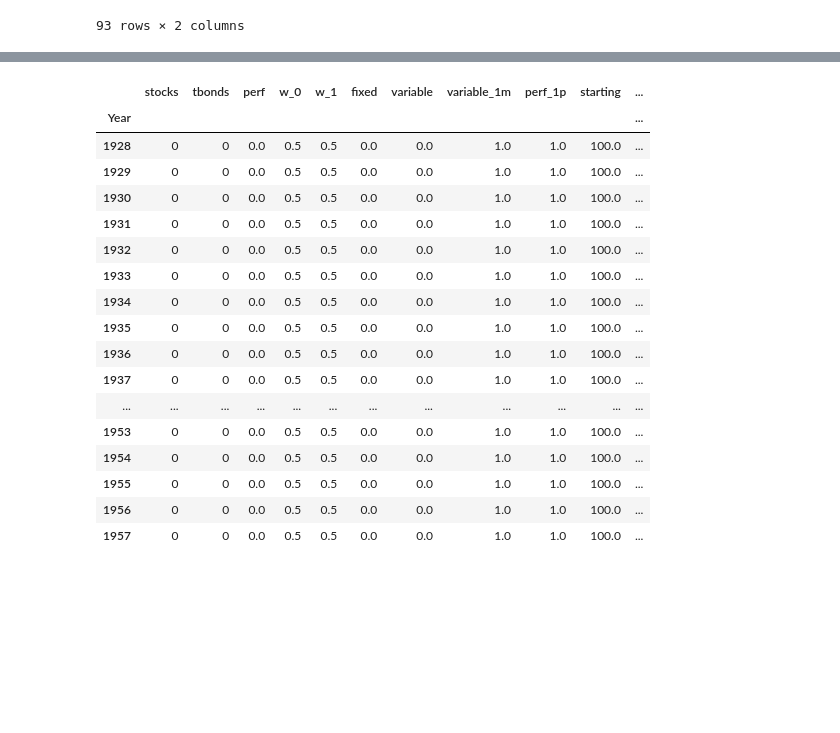
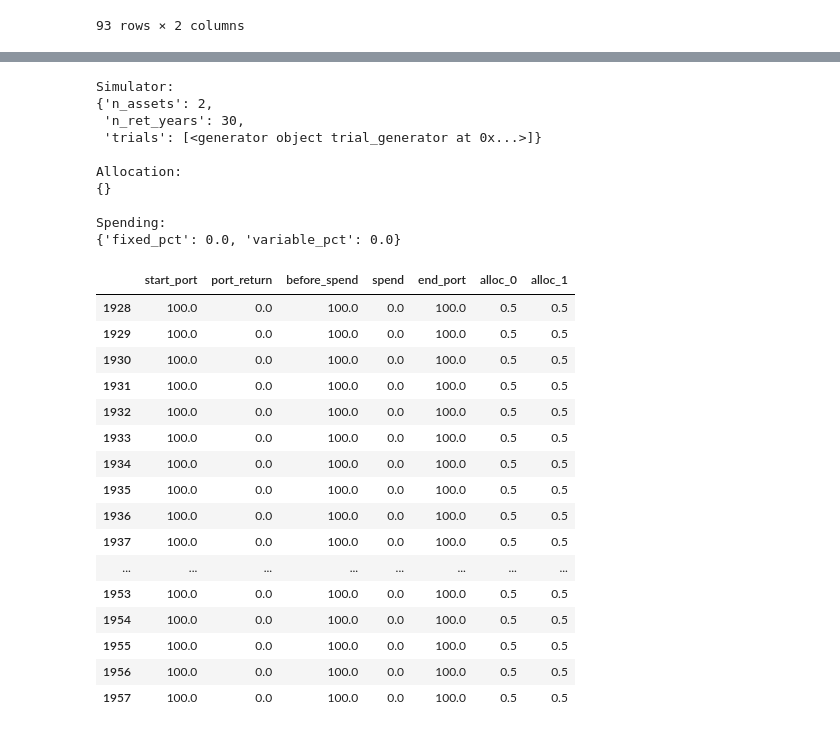
Before and after one commit to druce/swr, a Jupyter notebook: test.ipynb, the cells around one changed output, grey strips where cells are left out. Saved outputs shown, nothing was run; the diff lists cells and outputs as text; code cells hidden in the pictures; blank space fills up the shorter version.

```diff
--- a/test.ipynb
+++ b/test.ipynb
@@ -143,3 +154,11 @@ real_return_df
 | 2019 | 0.282716 | 0.071790 |
 | 2020 | 0.165122 | 0.099152 |
 93 rows × 2 columns
+# %%
+def trial_generator(df, start_year, n_years):
+    """given a dataframe of returns, starting year, number of years, generate schedule of returns"""
+    for t in df.loc[start_year:start_year+n_years-1].itertuples():
+        yield tuple(t)
+
+for t in trial_generator(real_return_df, 1928, 30):
+    print(t)
@@ -146,32 +183,55 @@ real_return_df
 # %%
 # zero returns, zero spending (just check shape)
+
 zero_df = real_return_df.copy()
-zero_df['stocks'] = 0
-zero_df['tbonds'] = 0
+zero_df['stocks'] = 0.0
+zero_df['tbonds'] = 0.0
 
-s = cers.Simulator(zero_df, 30,)
-z = s.simulate_trial(1928, [0.5, 0.5], 0.00, 0.00)
+trials = [trial_generator(zero_df, 1928, 30)]
+
+s = SWRsimulator.SWRsimulator({
+    'simulator': {'n_ret_years': 30,
+                  'n_assets': 2,
+                  'trials': trials},
+    'allocation': {},
+    'spending': {'fixed_pct': 0.0,
+                 'variable_pct': 0.0},
+    'evaluation': {},
+    })
+
+print(s)
+
+z = s.simulate_trial(trial_generator(zero_df, 1928, 30))
+assert len(z) == 30
 assert(z.index[0]) == 1928, "start year == 1928"
 assert(z.index[-1]) == 1957, "end year == 1957"
-assert len(z) == 30, "length == 30"
 
 z
 # %% [output]
+Simulator:
+{'n_assets': 2,
+ 'n_ret_years': 30,
+ 'trials': [<generator object trial_generator at 0x...>]}
+
+Allocation:
+{}
+
+Spending:
+{'fixed_pct': 0.0, 'variable_pct': 0.0}
-|  | stocks | tbonds | perf | w_0 | w_1 | fixed | variable | variable_1m | perf_1p | starting | ... |
-| Year |  |  |  |  |  |  |  |  |  |  | ... |
-| 1928 | 0 | 0 | 0.0 | 0.5 | 0.5 | 0.0 | 0.0 | 1.0 | 1.0 | 100.0 | ... |
-| 1929 | 0 | 0 | 0.0 | 0.5 | 0.5 | 0.0 | 0.0 | 1.0 | 1.0 | 100.0 | ... |
-| 1930 | 0 | 0 | 0.0 | 0.5 | 0.5 | 0.0 | 0.0 | 1.0 | 1.0 | 100.0 | ... |
-| 1931 | 0 | 0 | 0.0 | 0.5 | 0.5 | 0.0 | 0.0 | 1.0 | 1.0 | 100.0 | ... |
-| 1932 | 0 | 0 | 0.0 | 0.5 | 0.5 | 0.0 | 0.0 | 1.0 | 1.0 | 100.0 | ... |
-| 1933 | 0 | 0 | 0.0 | 0.5 | 0.5 | 0.0 | 0.0 | 1.0 | 1.0 | 100.0 | ... |
-| 1934 | 0 | 0 | 0.0 | 0.5 | 0.5 | 0.0 | 0.0 | 1.0 | 1.0 | 100.0 | ... |
-| 1935 | 0 | 0 | 0.0 | 0.5 | 0.5 | 0.0 | 0.0 | 1.0 | 1.0 | 100.0 | ... |
-| 1936 | 0 | 0 | 0.0 | 0.5 | 0.5 | 0.0 | 0.0 | 1.0 | 1.0 | 100.0 | ... |
-| 1937 | 0 | 0 | 0.0 | 0.5 | 0.5 | 0.0 | 0.0 | 1.0 | 1.0 | 100.0 | ... |
-| ... | ... | ... | ... | ... | ... | ... | ... | ... | ... | ... | ... |
-| 1953 | 0 | 0 | 0.0 | 0.5 | 0.5 | 0.0 | 0.0 | 1.0 | 1.0 | 100.0 | ... |
-| 1954 | 0 | 0 | 0.0 | 0.5 | 0.5 | 0.0 | 0.0 | 1.0 | 1.0 | 100.0 | ... |
-| 1955 | 0 | 0 | 0.0 | 0.5 | 0.5 | 0.0 | 0.0 | 1.0 | 1.0 | 100.0 | ... |
-| 1956 | 0 | 0 | 0.0 | 0.5 | 0.5 | 0.0 | 0.0 | 1.0 | 1.0 | 100.0 | ... |
-| 1957 | 0 | 0 | 0.0 | 0.5 | 0.5 | 0.0 | 0.0 | 1.0 | 1.0 | 100.0 | ... |
+|  | start_port | port_return | before_spend | spend | end_port | alloc_0 | alloc_1 |
+| 1928 | 100.0 | 0.0 | 100.0 | 0.0 | 100.0 | 0.5 | 0.5 |
+| 1929 | 100.0 | 0.0 | 100.0 | 0.0 | 100.0 | 0.5 | 0.5 |
+| 1930 | 100.0 | 0.0 | 100.0 | 0.0 | 100.0 | 0.5 | 0.5 |
+| 1931 | 100.0 | 0.0 | 100.0 | 0.0 | 100.0 | 0.5 | 0.5 |
+| 1932 | 100.0 | 0.0 | 100.0 | 0.0 | 100.0 | 0.5 | 0.5 |
+| 1933 | 100.0 | 0.0 | 100.0 | 0.0 | 100.0 | 0.5 | 0.5 |
+| 1934 | 100.0 | 0.0 | 100.0 | 0.0 | 100.0 | 0.5 | 0.5 |
+| 1935 | 100.0 | 0.0 | 100.0 | 0.0 | 100.0 | 0.5 | 0.5 |
+| 1936 | 100.0 | 0.0 | 100.0 | 0.0 | 100.0 | 0.5 | 0.5 |
+| 1937 | 100.0 | 0.0 | 100.0 | 0.0 | 100.0 | 0.5 | 0.5 |
+| ... | ... | ... | ... | ... | ... | ... | ... |
+| 1953 | 100.0 | 0.0 | 100.0 | 0.0 | 100.0 | 0.5 | 0.5 |
+| 1954 | 100.0 | 0.0 | 100.0 | 0.0 | 100.0 | 0.5 | 0.5 |
+| 1955 | 100.0 | 0.0 | 100.0 | 0.0 | 100.0 | 0.5 | 0.5 |
+| 1956 | 100.0 | 0.0 | 100.0 | 0.0 | 100.0 | 0.5 | 0.5 |
+| 1957 | 100.0 | 0.0 | 100.0 | 0.0 | 100.0 | 0.5 | 0.5 |
```
Also changed, not shown: parts of 18 cells of this notebook, 3 other files.
